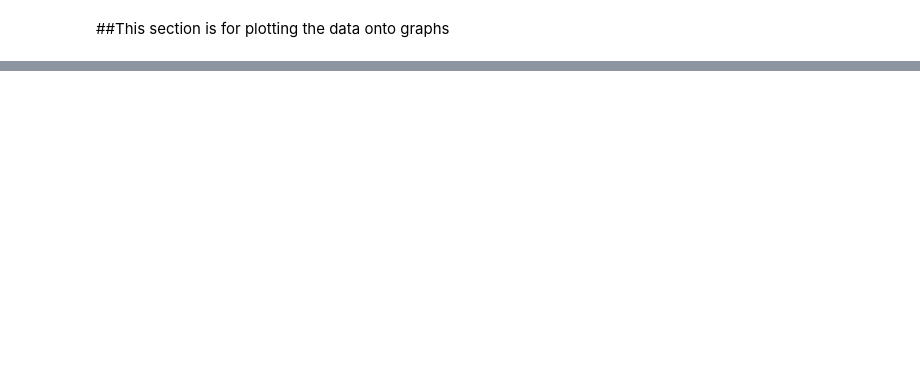
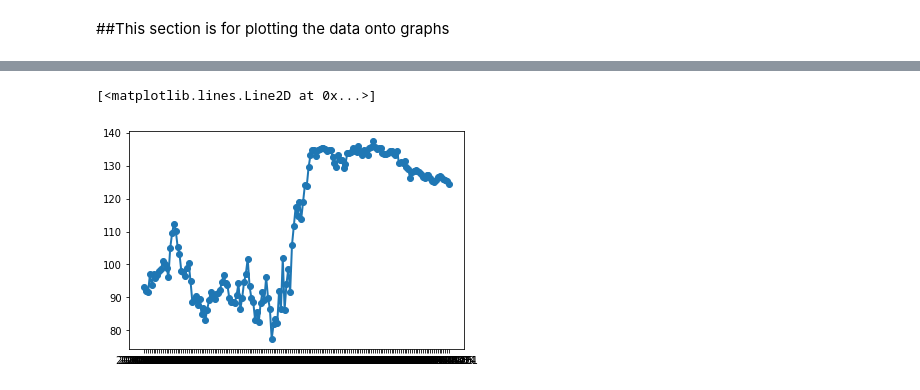
Before and after one commit to UliksSekiraqa/StockMarketAnalysis, a Jupyter notebook: DataAnalysis.ipynb, the cells around one changed output, grey strips where cells are left out. Cells and saved outputs as stored; diff of their text form; code cells hidden in the pictures; blank space fills up the shorter version.

```diff
--- a/DataAnalysis.ipynb
+++ b/DataAnalysis.ipynb
@@ -361,2 +425,7 @@ Date
 # %% [markdown]
 ##This section is for plotting the data onto graphs
+# %%
+df = pd.read_csv('avData.csv', index_col=0)
+new_names = {"Unnamed: 0":"Date","LON:HSBA":"HSBA","LON:BNC":"BNC","LON:LLOY":"LLOY","LON:RBS":"RBS"}
+df.rename(columns=new_names, inplace=True)
+df
@@ -362,0 +465,21 @@ Date
+# %%
+from matplotlib.dates import DateFormatter, drange
+
+dates = df.index.values
+
+formatter = DateFormatter('%y-%m-%d')
+date1 = datetime.date(2019, 11, 1)
+date2 = datetime.date(2020, 6, 30)
+delta = datetime.timedelta(days=30)
+x_axis_dates = drange(date1, date2, delta)
+
+fig, ax = plt.subplots()
+plt.plot_date(dates, df['JPM'].values, linestyle='-', linewidth='2')
+#plt.plot(df['JPM'].values)
+#plt.set_xticklabels(pd.date_range(start='11/1/2019', end='6/30/2020',freq='M'))
+
+
+#pd.date_range(start='11/1/2019', end='6/30/2020',freq='M')
+# %% [output]
+[<matplotlib.lines.Line2D at 0x...>]
+[figure, added]
```
Also changed, not shown: parts of 21 cells of this notebook.
